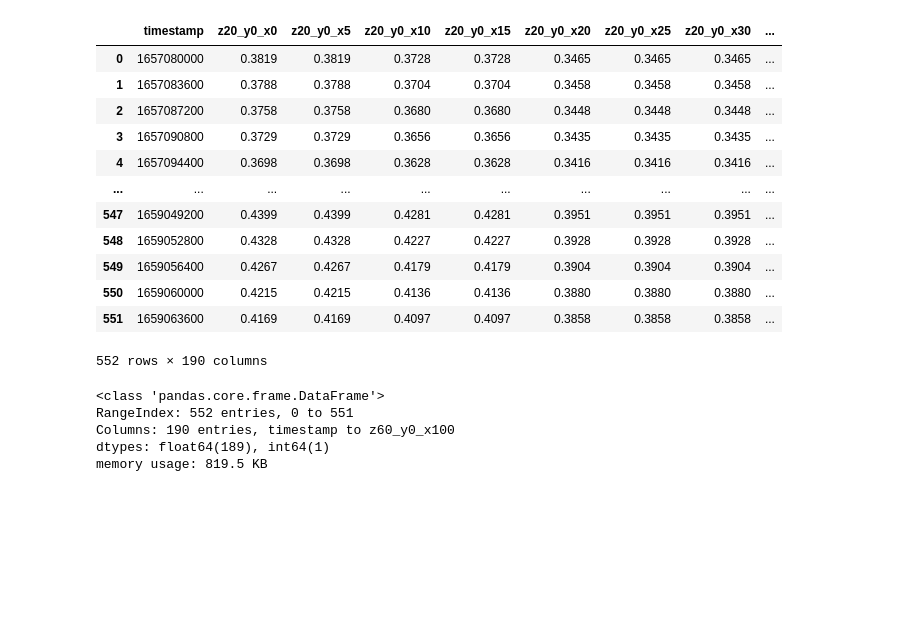
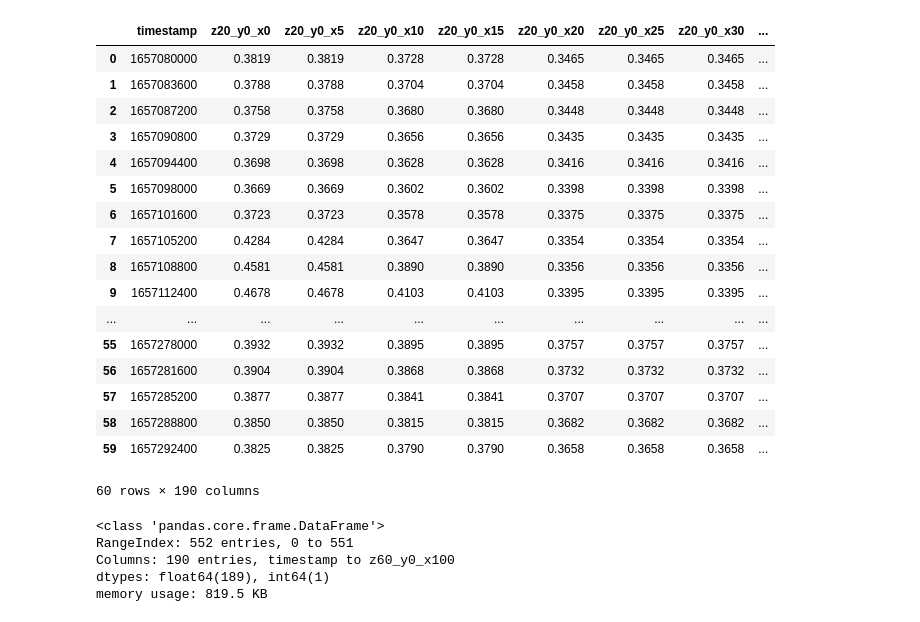
Before and after one commit to josephgiovanelli/et0_calculation, a Jupyter notebook: notebook.ipynb, the cells around one changed output. Saved outputs shown, nothing was run; the diff lists cells and outputs as text; code cells hidden in the pictures; blank space fills up the shorter version.

```diff
--- a/notebook.ipynb
+++ b/notebook.ipynb
@@ -3,21 +3,26 @@ import pandas as pd
 import numpy as np
 # %%
 df = pd.read_csv('/home/data/sim/water_content.csv')
-df
+df.head(60)
 # %% [output]
 |  | timestamp | z20_y0_x0 | z20_y0_x5 | z20_y0_x10 | z20_y0_x15 | z20_y0_x20 | z20_y0_x25 | z20_y0_x30 | ... |
 | 0 | 1657080000 | 0.3819 | 0.3819 | 0.3728 | 0.3728 | 0.3465 | 0.3465 | 0.3465 | ... |
 | 1 | 1657083600 | 0.3788 | 0.3788 | 0.3704 | 0.3704 | 0.3458 | 0.3458 | 0.3458 | ... |
 | 2 | 1657087200 | 0.3758 | 0.3758 | 0.3680 | 0.3680 | 0.3448 | 0.3448 | 0.3448 | ... |
 | 3 | 1657090800 | 0.3729 | 0.3729 | 0.3656 | 0.3656 | 0.3435 | 0.3435 | 0.3435 | ... |
 | 4 | 1657094400 | 0.3698 | 0.3698 | 0.3628 | 0.3628 | 0.3416 | 0.3416 | 0.3416 | ... |
+| 5 | 1657098000 | 0.3669 | 0.3669 | 0.3602 | 0.3602 | 0.3398 | 0.3398 | 0.3398 | ... |
+| 6 | 1657101600 | 0.3723 | 0.3723 | 0.3578 | 0.3578 | 0.3375 | 0.3375 | 0.3375 | ... |
+| 7 | 1657105200 | 0.4284 | 0.4284 | 0.3647 | 0.3647 | 0.3354 | 0.3354 | 0.3354 | ... |
+| 8 | 1657108800 | 0.4581 | 0.4581 | 0.3890 | 0.3890 | 0.3356 | 0.3356 | 0.3356 | ... |
+| 9 | 1657112400 | 0.4678 | 0.4678 | 0.4103 | 0.4103 | 0.3395 | 0.3395 | 0.3395 | ... |
 | ... | ... | ... | ... | ... | ... | ... | ... | ... | ... |
-| 547 | 1659049200 | 0.4399 | 0.4399 | 0.4281 | 0.4281 | 0.3951 | 0.3951 | 0.3951 | ... |
-| 548 | 1659052800 | 0.4328 | 0.4328 | 0.4227 | 0.4227 | 0.3928 | 0.3928 | 0.3928 | ... |
-| 549 | 1659056400 | 0.4267 | 0.4267 | 0.4179 | 0.4179 | 0.3904 | 0.3904 | 0.3904 | ... |
-| 550 | 1659060000 | 0.4215 | 0.4215 | 0.4136 | 0.4136 | 0.3880 | 0.3880 | 0.3880 | ... |
-| 551 | 1659063600 | 0.4169 | 0.4169 | 0.4097 | 0.4097 | 0.3858 | 0.3858 | 0.3858 | ... |
+| 55 | 1657278000 | 0.3932 | 0.3932 | 0.3895 | 0.3895 | 0.3757 | 0.3757 | 0.3757 | ... |
+| 56 | 1657281600 | 0.3904 | 0.3904 | 0.3868 | 0.3868 | 0.3732 | 0.3732 | 0.3732 | ... |
+| 57 | 1657285200 | 0.3877 | 0.3877 | 0.3841 | 0.3841 | 0.3707 | 0.3707 | 0.3707 | ... |
+| 58 | 1657288800 | 0.3850 | 0.3850 | 0.3815 | 0.3815 | 0.3682 | 0.3682 | 0.3682 | ... |
+| 59 | 1657292400 | 0.3825 | 0.3825 | 0.3790 | 0.3790 | 0.3658 | 0.3658 | 0.3658 | ... |
-552 rows × 190 columns
+60 rows × 190 columns
 # %%
 df.info()
 # %% [output]
```
Also changed, not shown: parts of 10 cells of this notebook.
